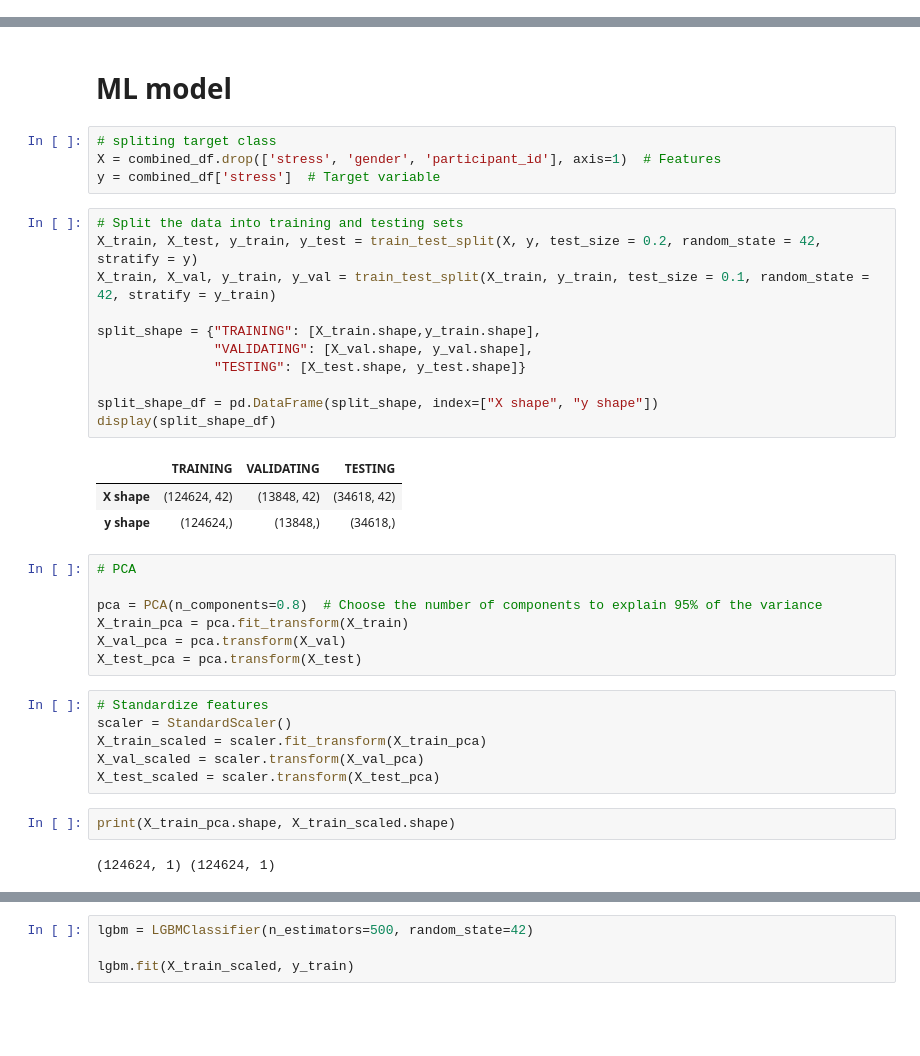
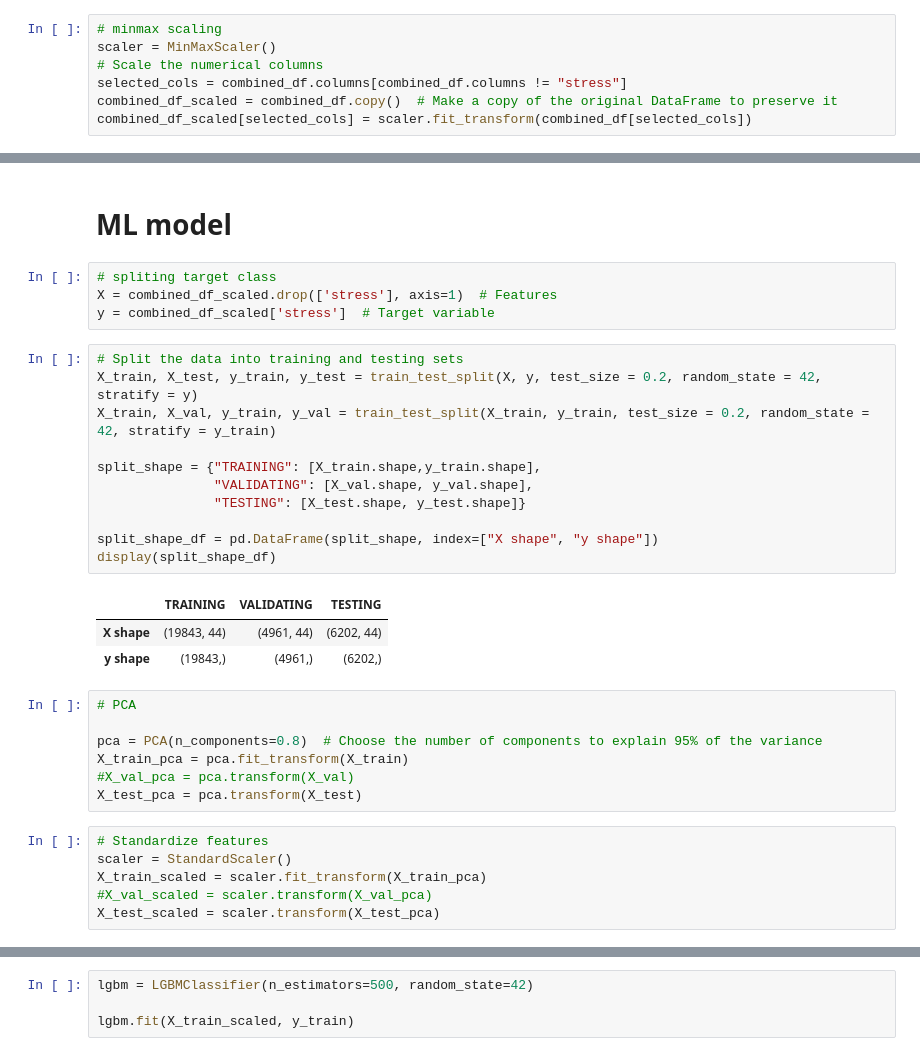
Before and after one commit to dead96pool/stress_detection_mlai, a Jupyter notebook: MLAI_project.ipynb, the cells around one changed output, grey strips where cells are left out. Drawn from its saved outputs; the diff is of its cells as text; blank space fills up the shorter version.

```diff
--- a/MLAI_project.ipynb
+++ b/MLAI_project.ipynb
@@ -266,0 +367,7 @@ plt.show()
+# %%
+# minmax scaling
+scaler = MinMaxScaler()
+# Scale the numerical columns
+selected_cols = combined_df.columns[combined_df.columns != "stress"]
+combined_df_scaled = combined_df.copy()  # Make a copy of the original DataFrame to preserve it
+combined_df_scaled[selected_cols] = scaler.fit_transform(combined_df[selected_cols])
@@ -268,37 +384,33 @@ plt.show()
 # ML model
 # %%
 # spliting target class
-X = combined_df.drop(['stress', 'gender', 'participant_id'], axis=1)  # Features
-y = combined_df['stress']  # Target variable
+X = combined_df_scaled.drop(['stress'], axis=1)  # Features
+y = combined_df_scaled['stress']  # Target variable
 # %%
 # Split the data into training and testing sets
 X_train, X_test, y_train, y_test = train_test_split(X, y, test_size = 0.2, random_state = 42, stratify = y)
-X_train, X_val, y_train, y_val = train_test_split(X_train, y_train, test_size = 0.1, random_state = 42, stratify = y_train)
+X_train, X_val, y_train, y_val = train_test_split(X_train, y_train, test_size = 0.2, random_state = 42, stratify = y_train)
 
 split_shape = {"TRAINING": [X_train.shape,y_train.shape],
                "VALIDATING": [X_val.shape, y_val.shape],
                "TESTING": [X_test.shape, y_test.shape]}
 
 split_shape_df = pd.DataFrame(split_shape, index=["X shape", "y shape"])
 display(split_shape_df)
 # %% [output]
 |  | TRAINING | VALIDATING | TESTING |
-| X shape | (124624, 42) | (13848, 42) | (34618, 42) |
-| y shape | (124624,) | (13848,) | (34618,) |
+| X shape | (19843, 44) | (4961, 44) | (6202, 44) |
+| y shape | (19843,) | (4961,) | (6202,) |
 # %%
 # PCA
 
 pca = PCA(n_components=0.8)  # Choose the number of components to explain 95% of the variance
 X_train_pca = pca.fit_transform(X_train)
-X_val_pca = pca.transform(X_val)
+#X_val_pca = pca.transform(X_val)
 X_test_pca = pca.transform(X_test)
 # %%
 # Standardize features
 scaler = StandardScaler()
 X_train_scaled = scaler.fit_transform(X_train_pca)
-X_val_scaled = scaler.transform(X_val_pca)
+#X_val_scaled = scaler.transform(X_val_pca)
 X_test_scaled = scaler.transform(X_test_pca)
-# %%
-print(X_train_pca.shape, X_train_scaled.shape)
-# %% [output]
-(124624, 1) (124624, 1)
```
Also changed, not shown: parts of 28 cells of this notebook.
